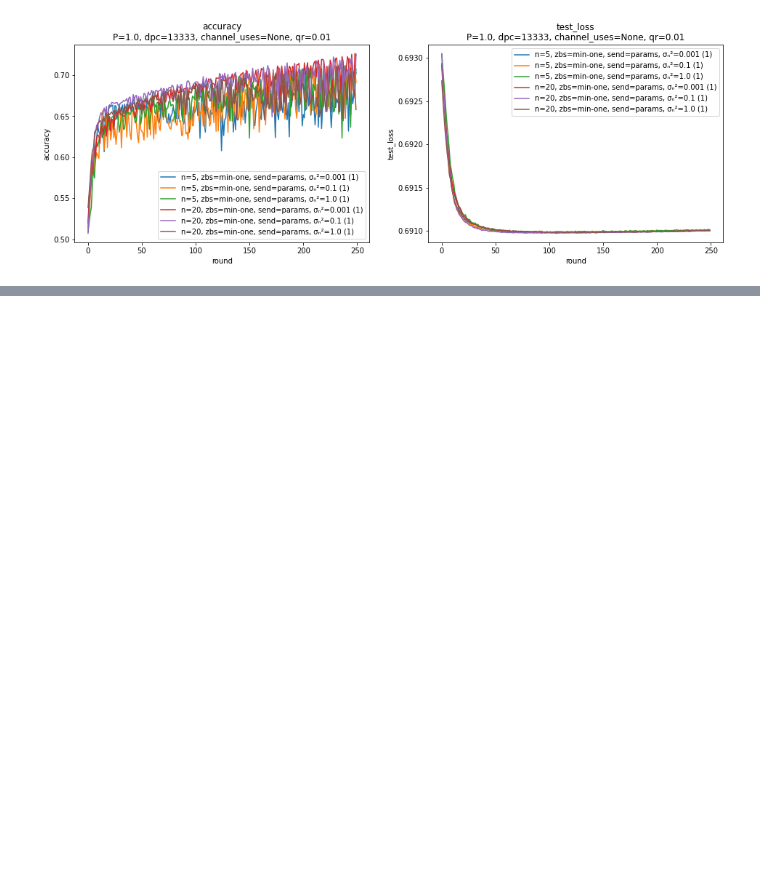
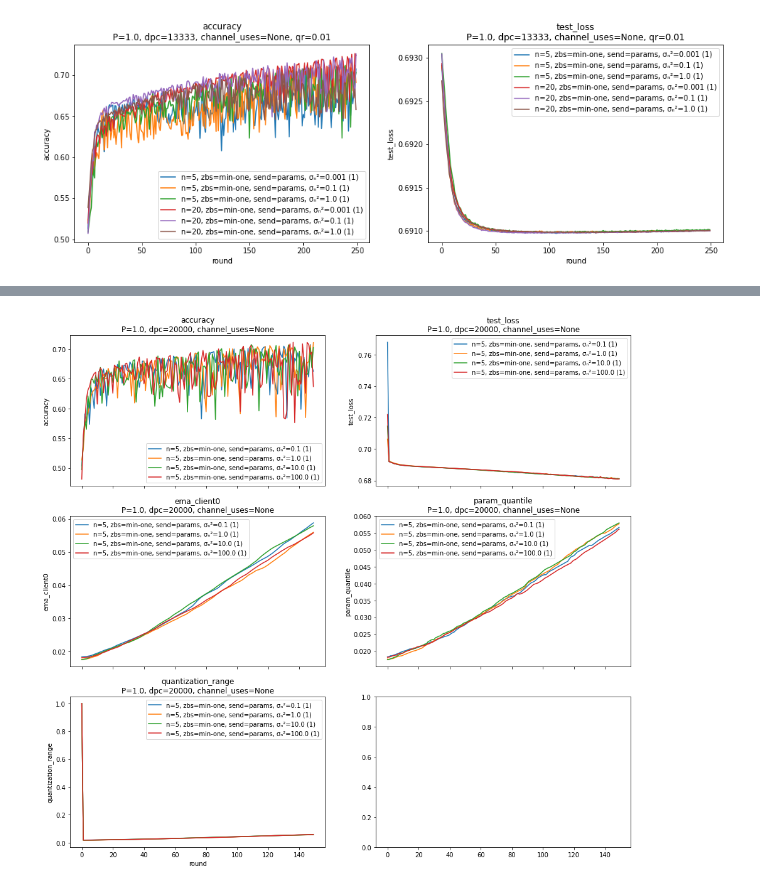
Before and after one commit to czlee/kyanite, a Jupyter notebook: misc-plots-2.ipynb, the cells around one changed output, grey strips where cells are left out. Cells and saved outputs as stored; diff of their text form; code cells hidden in the pictures; blank space fills up the shorter version.

```diff
--- a/misc-plots-2.ipynb
+++ b/misc-plots-2.ipynb
@@ -183,0 +253,5 @@ plot_averaged_training_charts(results_dir, fields, title_specs, fixed_specs, ser
+# %%
+series_specs['send'] = ['params']
+plot_averaged_training_charts(results_dir, fields, title_specs, fixed_specs, series_specs)
+# %% [output]
+[figure, added]
```
Also changed, not shown: parts of 9 cells of this notebook.
